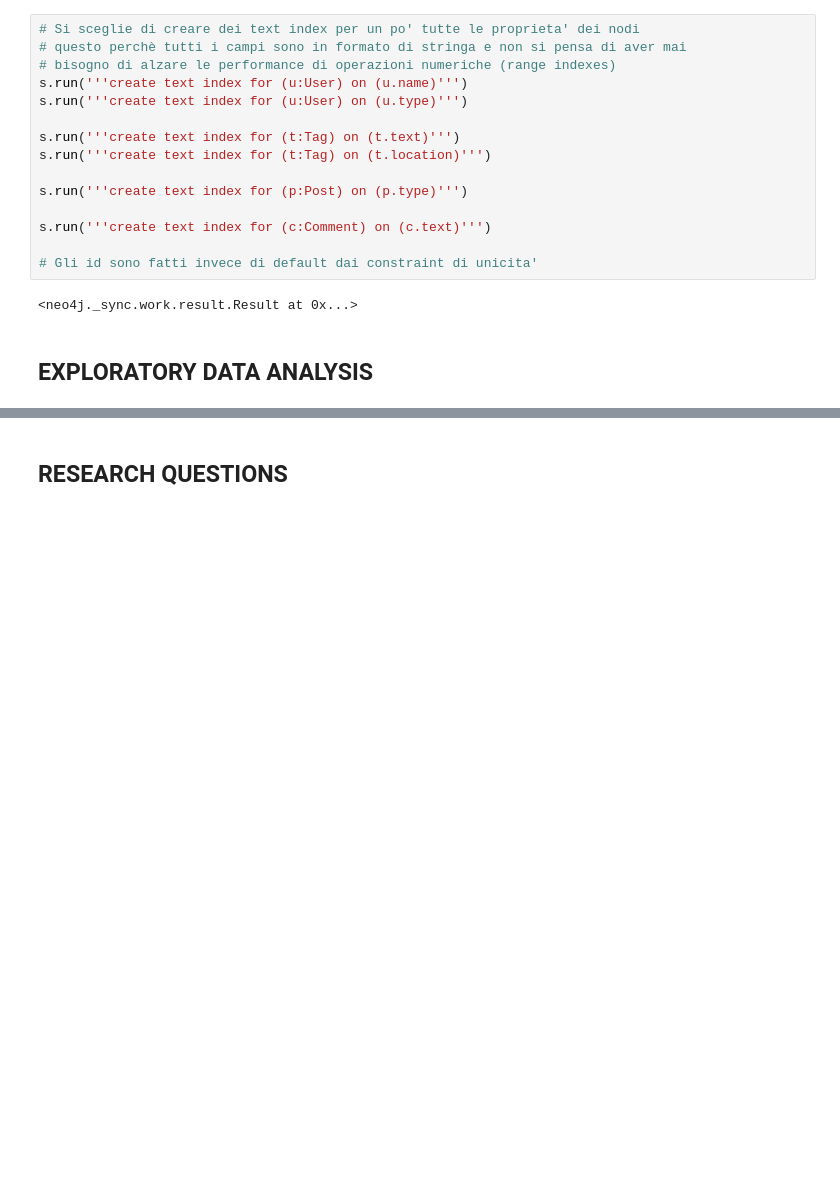
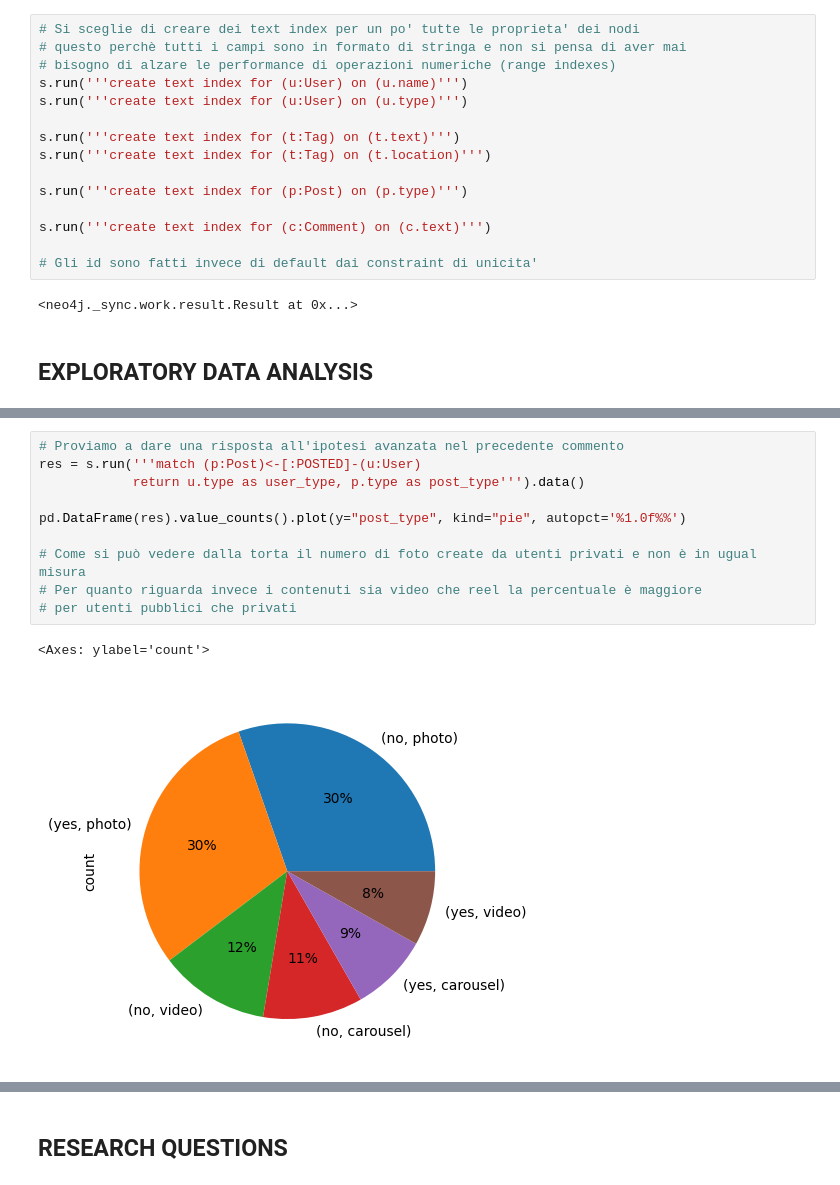
Before and after one commit to Gattopandacorno/bigData, a Jupyter notebook: GDS_Module.ipynb, the cells around one changed output, grey strips where cells are left out. Saved outputs shown, nothing was run; the diff lists cells and outputs as text; blank space fills up the shorter version.

```diff
--- a/GDS_Module.ipynb
+++ b/GDS_Module.ipynb
@@ -189,0 +229,13 @@ s.run('''create text index for (c:Comment) on (c.text)''')
+# %%
+# Proviamo a dare una risposta all'ipotesi avanzata nel precedente commento
+res = s.run('''match (p:Post)<-[:POSTED]-(u:User)
+            return u.type as user_type, p.type as post_type''').data()
+
+pd.DataFrame(res).value_counts().plot(y="post_type", kind="pie", autopct='%1.0f%%')
+
+# Come si può vedere dalla torta il numero di foto create da utenti privati e non è in ugual misura
+# Per quanto riguarda invece i contenuti sia video che reel la percentuale è maggiore
+# per utenti pubblici che privati
+# %% [output]
+<Axes: ylabel='count'>
+[figure, added]
```
Also changed, not shown: parts of 11 cells of this notebook.
